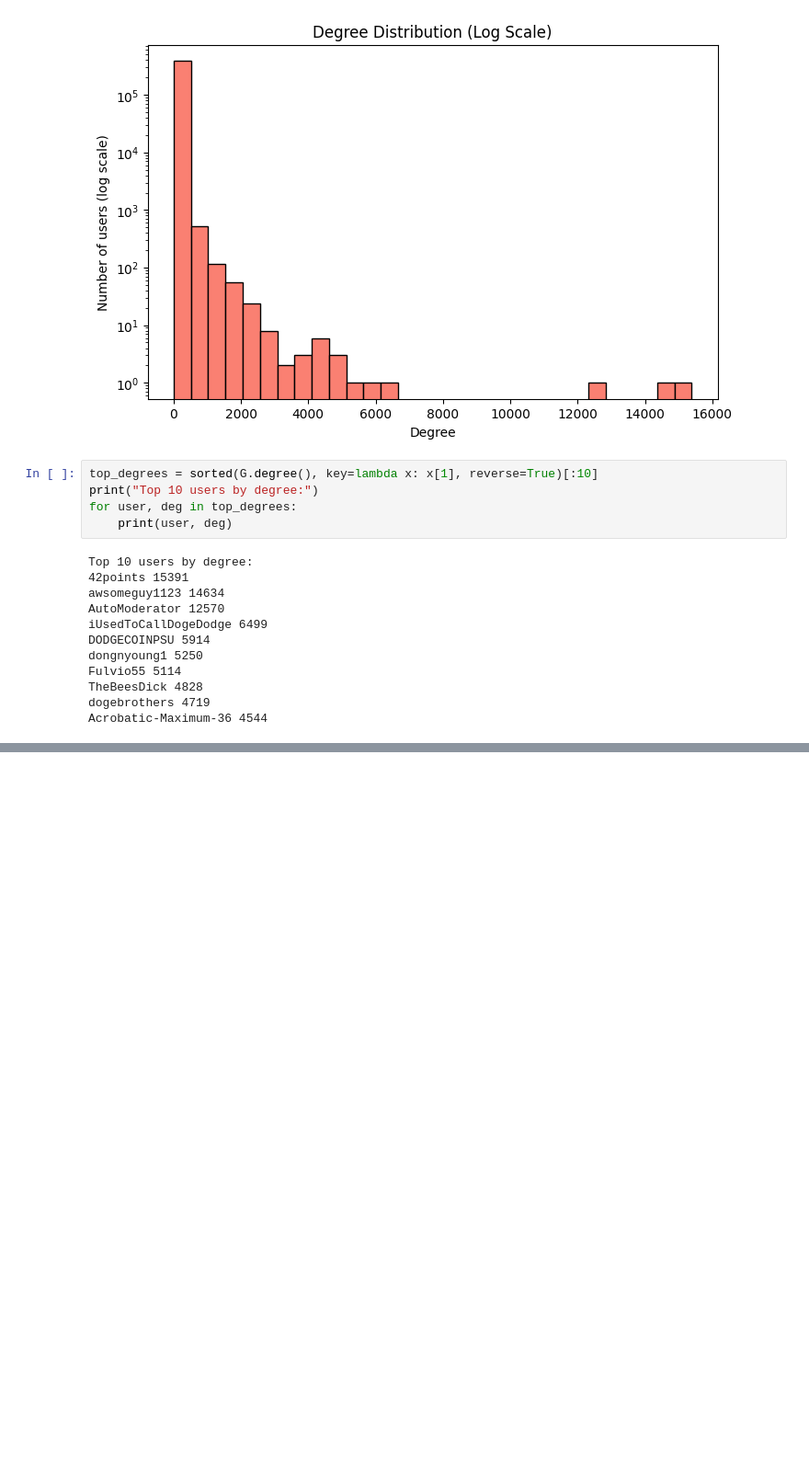
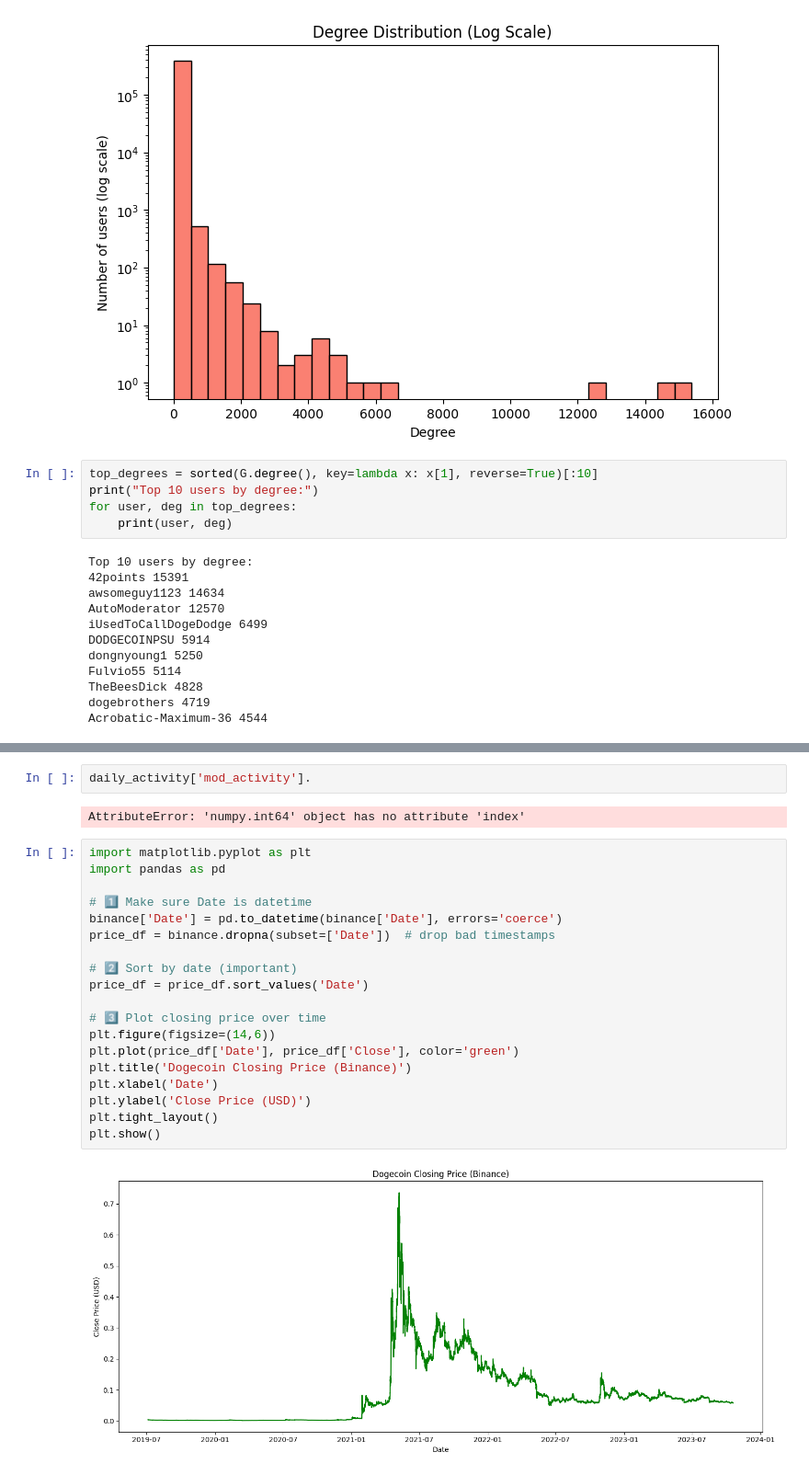
Before and after one commit to CrownCrafter/Network-Analysis-Assignment, a Jupyter notebook: eda.ipynb, the cells around one changed output, grey strips where cells are left out. Shown at 92% size. Drawn from its saved outputs; the diff is of its cells as text; blank space fills up the shorter version.

```diff
--- a/eda.ipynb
+++ b/eda.ipynb
@@ -162,0 +316,25 @@ Community sizes (top 10): [(1, 104668), (2, 79693), (5, 72979), (4, 34038), (3,
+# %%
+daily_activity['mod_activity'].
+# %% [output]
+AttributeError: 'numpy.int64' object has no attribute 'index'
+# %%
+import matplotlib.pyplot as plt
+import pandas as pd
+
+# 1️⃣ Make sure Date is datetime
+binance['Date'] = pd.to_datetime(binance['Date'], errors='coerce')
+price_df = binance.dropna(subset=['Date'])  # drop bad timestamps
+
+# 2️⃣ Sort by date (important)
+price_df = price_df.sort_values('Date')
+
+# 3️⃣ Plot closing price over time
+plt.figure(figsize=(14,6))
+plt.plot(price_df['Date'], price_df['Close'], color='green')
+plt.title('Dogecoin Closing Price (Binance)')
+plt.xlabel('Date')
+plt.ylabel('Close Price (USD)')
+plt.tight_layout()
+plt.show()
+# %% [output]
+[figure, added]
```
Also changed, not shown: parts of 22 cells of this notebook, 1 other file.
